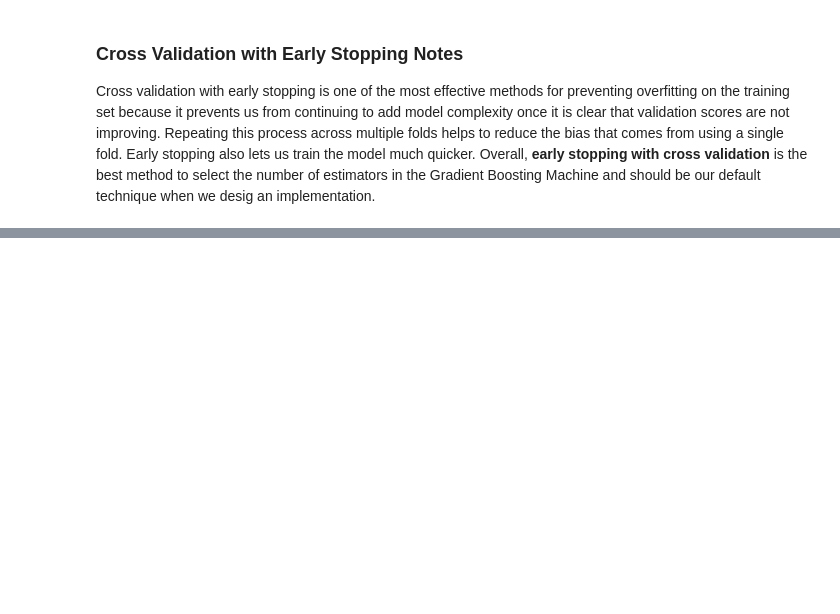
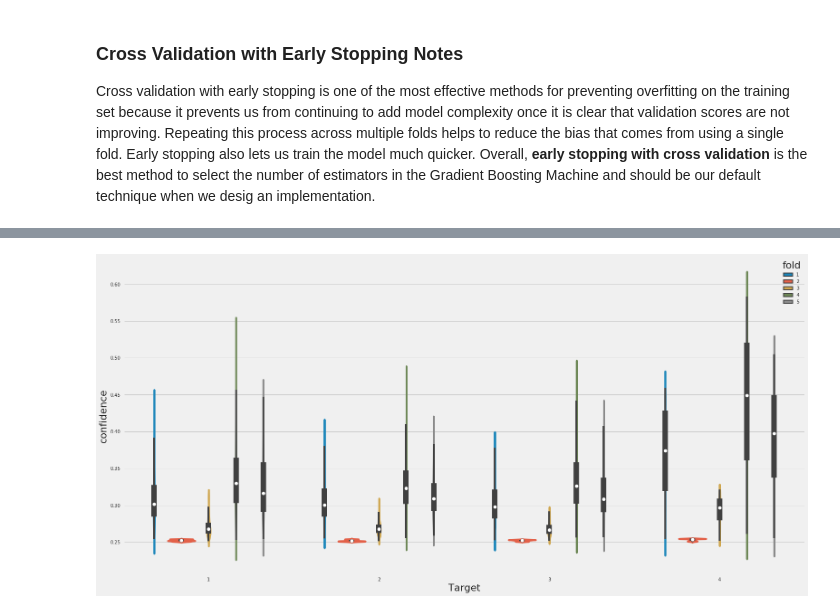
Before and after one commit to sudhamstarun/Costa-Rican-Household-Poverty-Level-Prediction, a Jupyter notebook: Machine Learning Modelling.ipynb, the cells around one changed output, grey strips where cells are left out. Drawn from its saved outputs; the diff is of its cells as text; code cells hidden in the pictures; blank space fills up the shorter version.

```diff
--- a/Machine Learning Modelling.ipynb
+++ b/Machine Learning Modelling.ipynb
@@ -1452,0 +1490,5 @@ predictions, gbm_fi = model_gbm(train_set, train_labels, test_set, test_ids, ret
+# %%
+plt.figure(figsize = (24, 12))
+sns.violinplot(x = 'Target', y = 'confidence', hue = 'fold', data = predictions);
+# %% [output]
+[figure, added]
```
Also changed, not shown: parts of 86 cells of this notebook.
